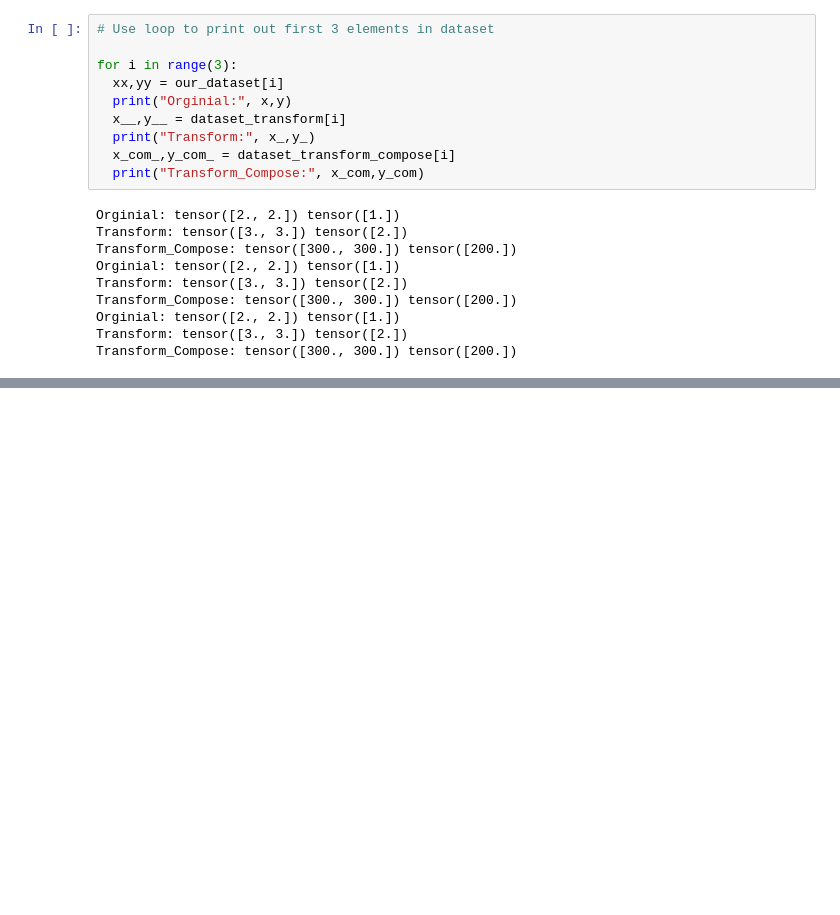
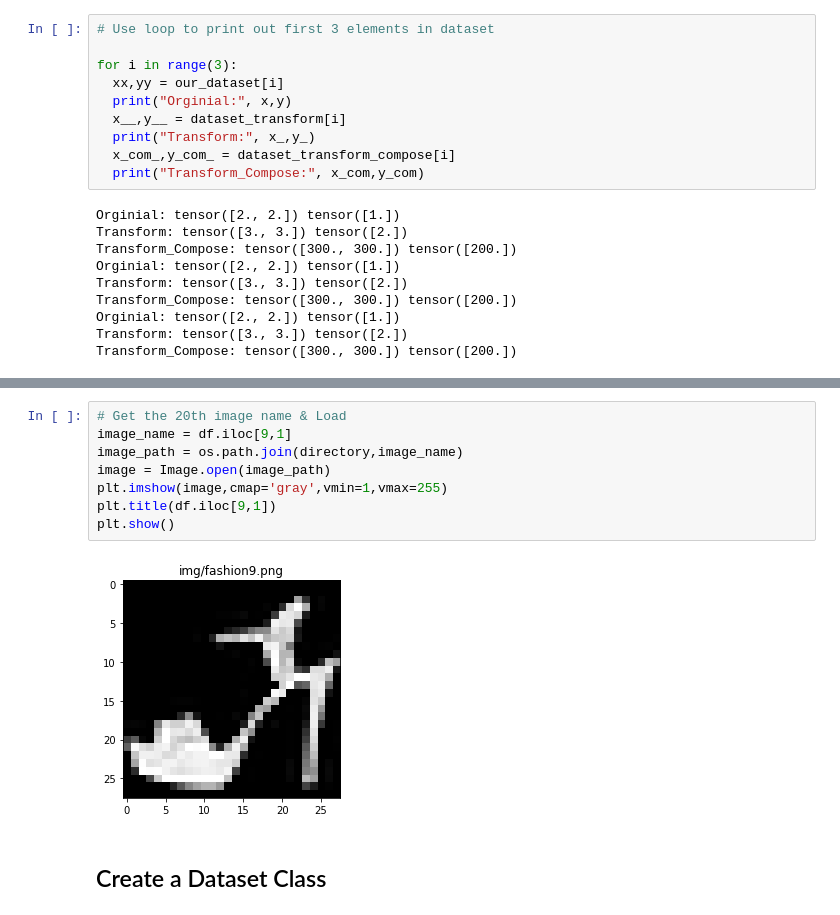
Before and after one commit to antonynickson/PyTorch_For_Machine_Learning_Workbook, a Jupyter notebook: PyTorch_For_Machine_Learning.ipynb, the cells around one changed output, grey strips where cells are left out. Cells and saved outputs as stored; diff of their text form; blank space fills up the shorter version.

```diff
--- a/PyTorch_For_Machine_Learning.ipynb
+++ b/PyTorch_For_Machine_Learning.ipynb
@@ -723,0 +812,12 @@ Transform_Compose: tensor([300., 300.]) tensor([200.])
+# %%
+# Get the 20th image name & Load
+image_name = df.iloc[9,1]
+image_path = os.path.join(directory,image_name)
+image = Image.open(image_path)
+plt.imshow(image,cmap='gray',vmin=1,vmax=255)
+plt.title(df.iloc[9,1])
+plt.show()
+# %% [output]
+[figure, added]
+# %% [markdown]
+<h2 id="data_class">Create a Dataset Class</h2>
```
Also changed, not shown: parts of 39 cells of this notebook.
